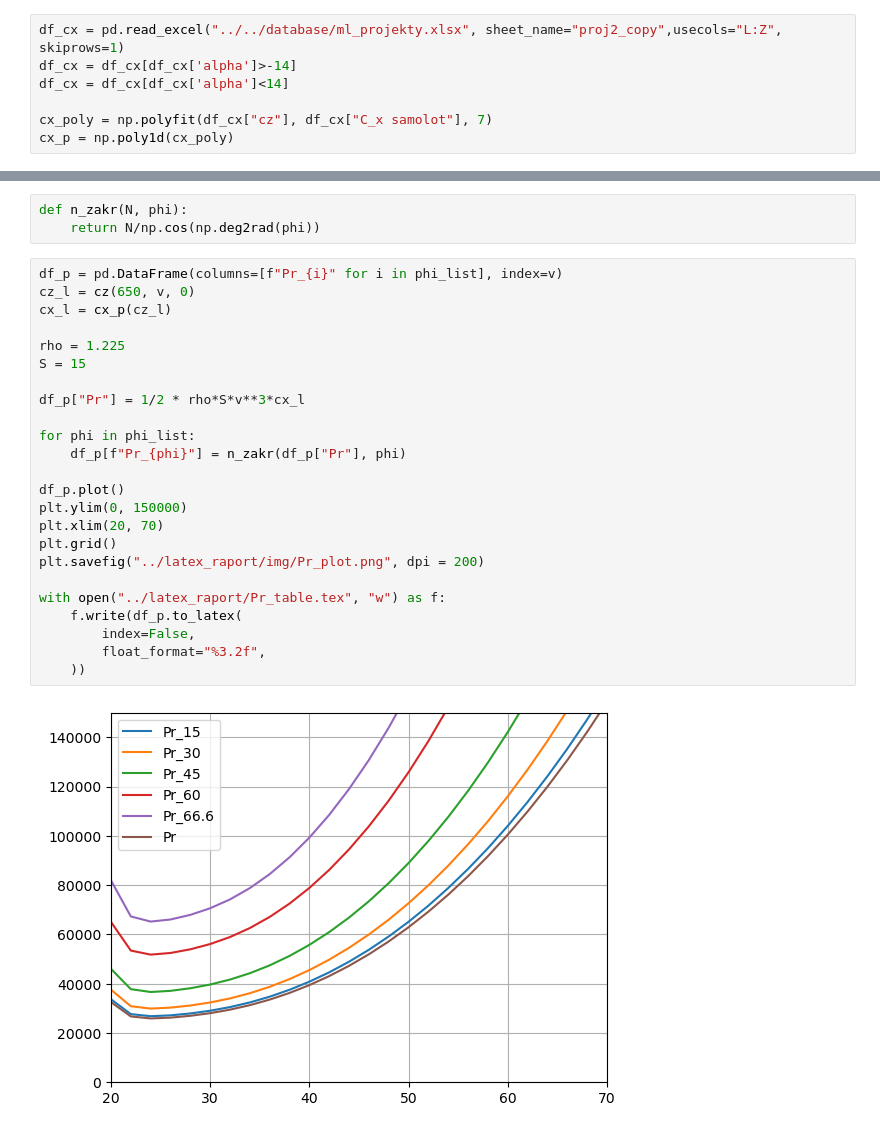
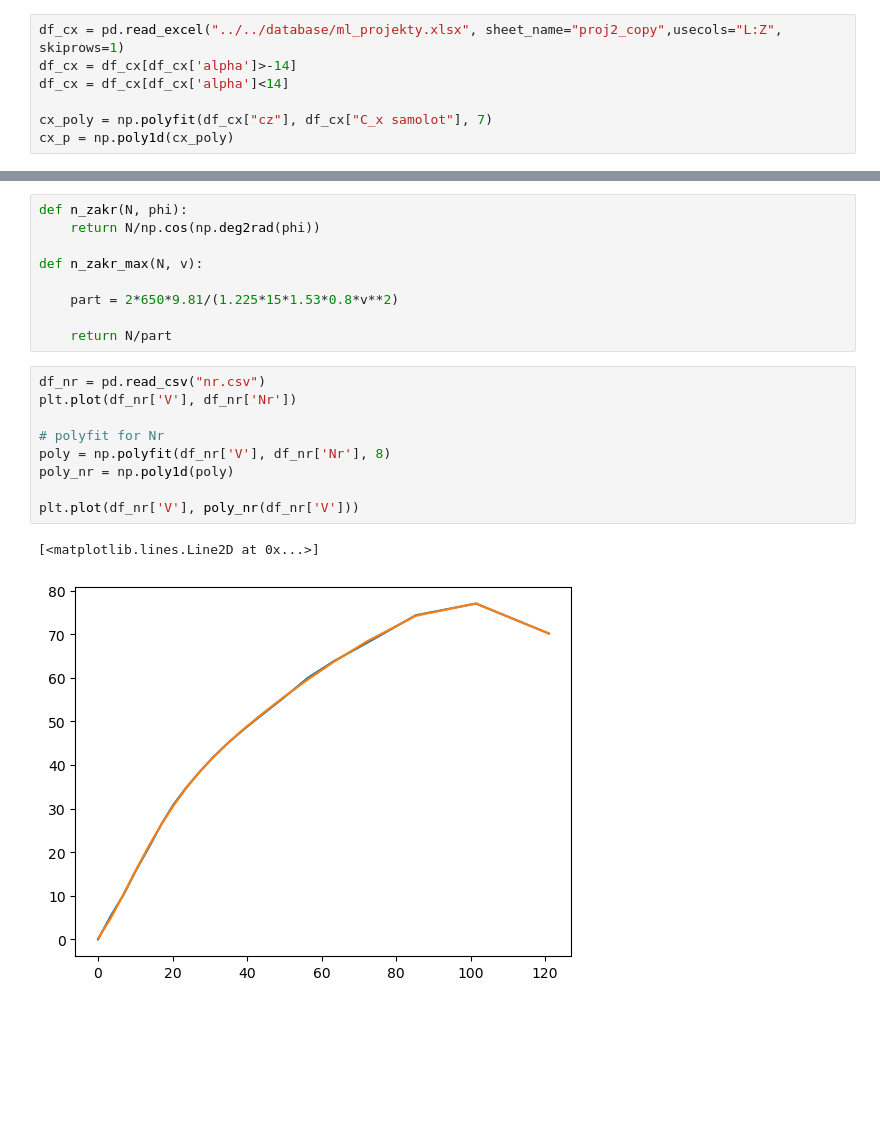
Before and after one commit to mahromir/FLIGHT_MECHANICS, a Jupyter notebook: proj11/src/ml_proj11.ipynb, the cells around one changed output, grey strips where cells are left out. Cells and saved outputs as stored; diff of their text form; blank space fills up the shorter version.

```diff
--- a/proj11/src/ml_proj11.ipynb
+++ b/proj11/src/ml_proj11.ipynb
@@ -78,29 +144,21 @@ cx_p = np.poly1d(cx_poly)
 # %%
 def n_zakr(N, phi):
     return N/np.cos(np.deg2rad(phi))
+
+def n_zakr_max(N, v):
+
+    part = 2*650*9.81/(1.225*15*1.53*0.8*v**2)
+
+    return N/part
-# %%
-df_p = pd.DataFrame(columns=[f"Pr_{i}" for i in phi_list], index=v)
-cz_l = cz(650, v, 0)
-cx_l = cx_p(cz_l)
-
-rho = 1.225
-S = 15
-
-df_p["Pr"] = 1/2 * rho*S*v**3*cx_l
-
-for phi in phi_list:
-    df_p[f"Pr_{phi}"] = n_zakr(df_p["Pr"], phi)
-
-df_p.plot()
-plt.ylim(0, 150000)
-plt.xlim(20, 70)
-plt.grid()
-plt.savefig("../latex_raport/img/Pr_plot.png", dpi = 200)
-
-with open("../latex_raport/Pr_table.tex", "w") as f:
-    f.write(df_p.to_latex(
-        index=False,
-        float_format="%3.2f",
-    ))
-# %% [output]
-[figure, removed]
+# %%
+df_nr = pd.read_csv("nr.csv")
+plt.plot(df_nr['V'], df_nr['Nr'])
+
+# polyfit for Nr
+poly = np.polyfit(df_nr['V'], df_nr['Nr'], 8)
+poly_nr = np.poly1d(poly)
+
+plt.plot(df_nr['V'], poly_nr(df_nr['V']))
+# %% [output]
+[<matplotlib.lines.Line2D at 0x...>]
+[figure, added]
```
Also changed, not shown: parts of 18 cells of this notebook, 7 other files.
